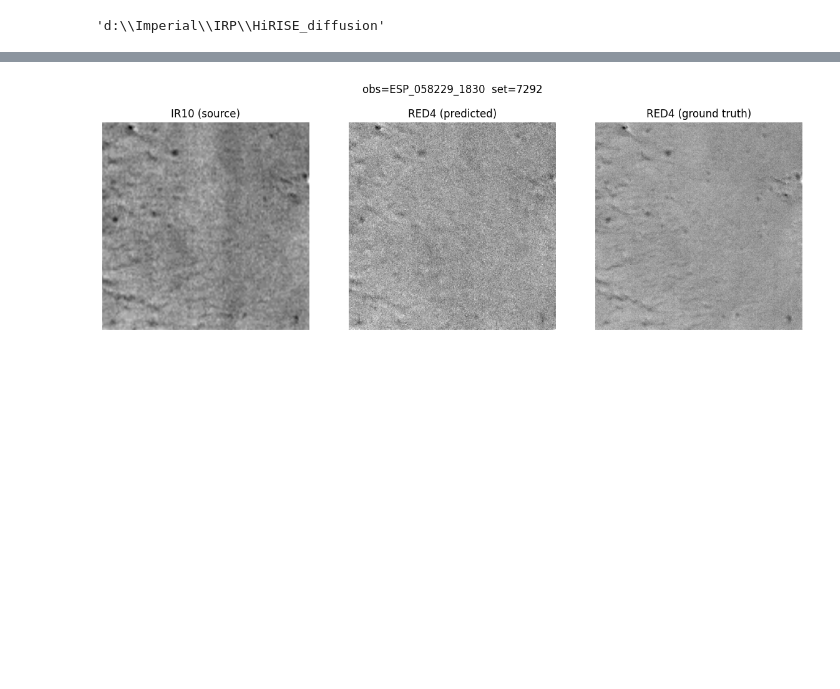
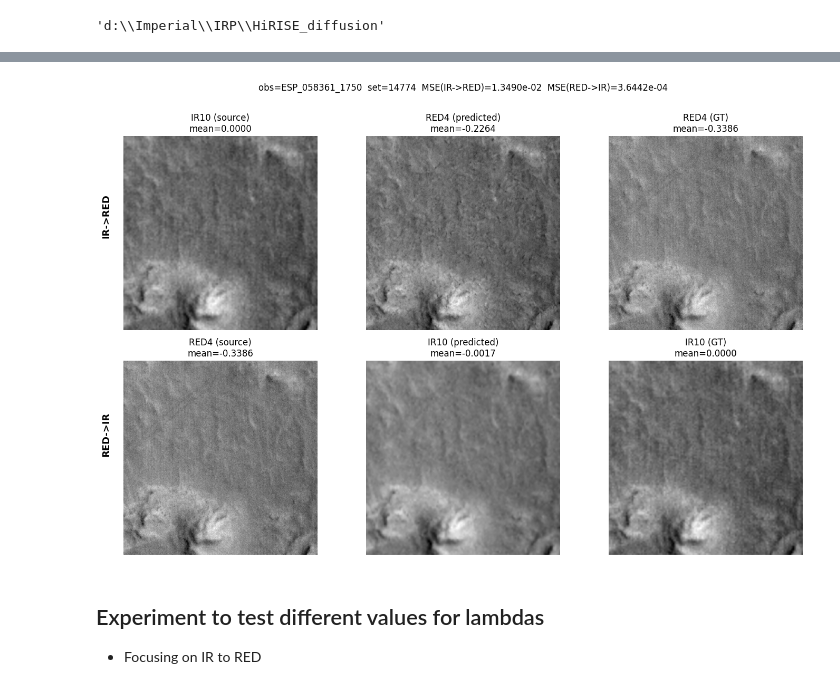
Before and after one commit to EricKing22/HiRISE_diffusion, a Jupyter notebook: interpolate.ipynb, the cells around one changed output, grey strips where cells are left out. Cells and saved outputs as stored; diff of their text form; code cells hidden in the pictures; blank space fills up the shorter version.

```diff
--- a/interpolate.ipynb
+++ b/interpolate.ipynb
@@ -134,25 +168,51 @@ Pred range=[13.344, 16.299]
-# %%
-%matplotlib inline
-import matplotlib.pyplot as plt
-
-fig, axs = plt.subplots(1, 3, figsize=(12, 4))
-
-axs[0].imshow(ir_display, cmap="gray")
-axs[0].set_title("IR10 (source)")
-axs[0].axis("off")
-
-axs[1].imshow(red_pred, cmap="gray")
-axs[1].set_title("RED4 (predicted)")
-axs[1].axis("off")
-
-axs[2].imshow(red_gt, cmap="gray")
-axs[2].set_title("RED4 (ground truth)")
-axs[2].axis("off")
-
-plt.suptitle(f"obs={diff_sample['obs_id']}  set={diff_sample['set_name']}", y=1.02)
-plt.tight_layout()
-plt.show()
-# %% [output]
-[figure, removed]
+# %%
+%matplotlib inline
+import matplotlib.pyplot as plt
+
+fig, axs = plt.subplots(2, 3, figsize=(14, 9))
+
+# Row 0: IR10 -> RED4
+axs[0, 0].imshow(ir_display, cmap="gray")
+axs[0, 0].set_title("IR10 (source)" + chr(10) + "mean={:.4f}".format(ir_display.mean()))
+axs[0, 0].axis("off")
+
+axs[0, 1].imshow(red_pred, cmap="gray")
+axs[0, 1].set_title("RED4 (predicted)" + chr(10) + "mean={:.4f}".format(red_pred.mean()))
+axs[0, 1].axis("off")
+
+axs[0, 2].imshow(red_gt, cmap="gray")
+axs[0, 2].set_title("RED4 (GT)" + chr(10) + "mean={:.4f}".format(red_gt.mean()))
+axs[0, 2].axis("off")
+
+# Row 1: RED4 -> IR10
+axs[1, 0].imshow(red_display, cmap="gray")
+axs[1, 0].set_title("RED4 (source)" + chr(10) + "mean={:.4f}".format(red_display.mean()))
+axs[1, 0].axis("off")
+
+axs[1, 1].imshow(ir_pred, cmap="gray")
+axs[1, 1].set_title("IR10 (predicted)" + chr(10) + "mean={:.4f}".format(ir_pred.mean()))
+axs[1, 1].axis("off")
+
+axs[1, 2].imshow(ir_gt, cmap="gray")
+axs[1, 2].set_title("IR10 (GT)" + chr(10) + "mean={:.4f}".format(ir_gt.mean()))
+axs[1, 2].axis("off")
+
+fig.text(0.01, 0.73, "IR->RED", va="center", rotation="vertical", fontsize=13, fontweight="bold")
+fig.text(0.01, 0.27, "RED->IR", va="center", rotation="vertical", fontsize=13, fontweight="bold")
+
+mse_d0 = ((red_pred - red_gt) ** 2).mean()
+mse_d1 = ((ir_pred  - ir_gt ) ** 2).mean()
+plt.suptitle(
+    "obs={}  set={}  ".format(diff_sample["obs_id"], diff_sample["set_name"]) + f"{"Physical" if use_denorm else ""}" + \
+    "MSE(IR->RED)={:.4e}  MSE(RED->IR)={:.4e}".format(mse_d0, mse_d1),
+    y=1.01
+)
+plt.tight_layout()
+plt.show()
+# %% [output]
+[figure, added]
+# %% [markdown]
+## Experiment to test different values for lambdas
+- Focusing on IR to RED
 # %%
 # Run inference for each lambda value with a fixed seed for fair comparison
```
Also changed, not shown: parts of 9 cells of this notebook, 9 other files.
